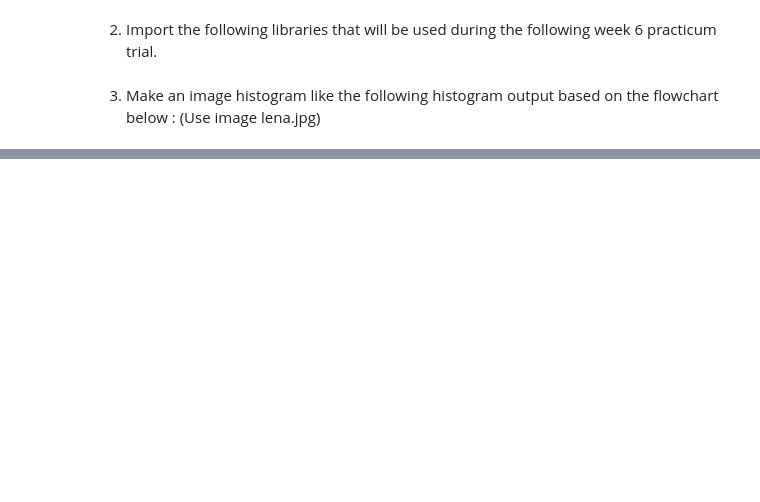
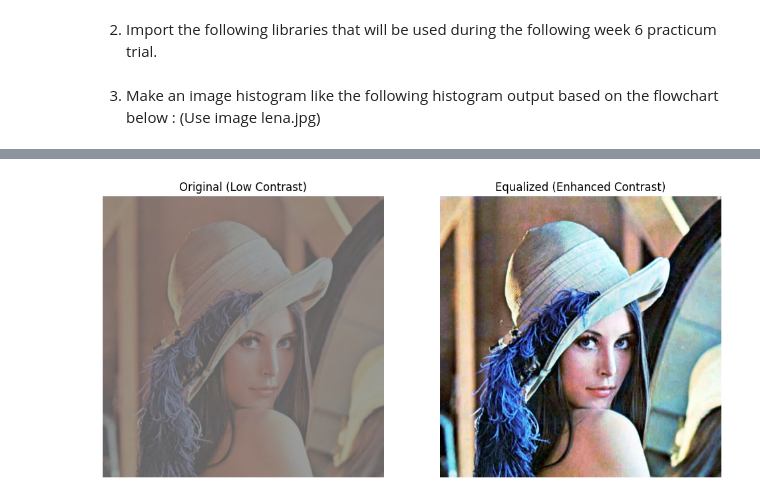
Before and after one commit to Majid5654/Erwan-Majid_PCVK_Ganjil_2025, a Jupyter notebook: Week5.ipynb, the cells around one changed output, grey strips where cells are left out. Cells and saved outputs as stored; diff of their text form; code cells hidden in the pictures; blank space fills up the shorter version.

```diff
--- a/Week5.ipynb
+++ b/Week5.ipynb
@@ -47,0 +112,86 @@ plt.show()
+# %%
+# Load low-contrast Lena color image
+img_color = cv.imread('/content/drive/MyDrive/PCVK/lena_lc.jpg')
+# Flowchart Step: Input image
+
+# Fungsi manual histogram equalization
+def manual_hist_eq(channel):
+    # Hitung histogram
+    hist, bins = np.histogram(channel.flatten(), 256, [0,256])
+    # Flowchart Step: Menghitung jumlah kemunculan setiap pixel (Frekuensi)
+
+    # Hitung cumulative distribution function (CDF)
+    cdf = hist.cumsum()
+    # Flowchart Step: Penjumlahan kumulatif dari frekuensi
+
+    # Masking nilai nol
+    cdf_m = np.ma.masked_equal(cdf, 0)
+
+    # Normalisasi sesuai rumus Ko
+    cdf_m = (cdf_m - cdf_m.min()) * 255 / (cdf_m.max() - cdf_m.min())
+    # Flowchart Step: Normalisasi dengan kumulatif frekuensi (Skala warna)
+
+    # Isi kembali nilai kosong dengan nol
+    cdf_final = np.ma.filled(cdf_m, 0).astype('uint8')
+    # Flowchart Step: Implementasi rumus Ko (mapping nilai pixel)
+
+    # Transformasi pixel sesuai CDF
+    channel_eq = cdf_final[channel]
+    # Flowchart Step: Hasil Histogram Equalization (per channel)
+
+    return channel_eq
+
+# Pisahkan channel BGR
+b, g, r = cv.split(img_color)
+# Flowchart Step: Proses dilakukan per channel warna
+
+# Equalize masing-masing channel secara manual
+b_eq = manual_hist_eq(b)
+g_eq = manual_hist_eq(g)
+r_eq = manual_hist_eq(r)
+# Flowchart Step: Histogram Equalization (per channel)
+
+# Gabungkan kembali
+img_eq_color = cv.merge((b_eq, g_eq, r_eq))
+# Flowchart Step: Transformasi kembali dalam bentuk citra
+
+# Tampilkan hasil
+fig, axes = plt.subplots(1, 2, figsize=(12, 6))
+# Flowchart Step: Citra Hasil Histogram Equalization
+
+axes[0].imshow(cv.cvtColor(img_color, cv.COLOR_BGR2RGB))
+axes[0].set_title("Original (Low Contrast)")
+axes[0].axis("off")
+
+axes[1].imshow(cv.cvtColor(img_eq_color, cv.COLOR_BGR2RGB))
+axes[1].set_title("Equalized (Enhanced Contrast)")
+axes[1].axis("off")
+
+plt.show()
+# Flowchart Step: End
+
+# ===============================
+# Plot histogram sebelum & sesudah
+# ===============================
+colors = ('b', 'g', 'r')
+channels_orig = (b, g, r)
+channels_eq = (b_eq, g_eq, r_eq)
+
+plt.figure(figsize=(12,6))
+for i, col in enumerate(colors):
+    # Histogram original
+    plt.subplot(2, 3, i+1)
+    plt.hist(channels_orig[i].ravel(), 256, [0,256], color=col)
+    plt.title(f'Original {col.upper()} Histogram')
+    plt.xlim([0,256])
+
+    # Histogram equalized
+    plt.subplot(2, 3, i+4)
+    plt.hist(channels_eq[i].ravel(), 256, [0,256], color=col)
+    plt.title(f'Equalized {col.upper()} Histogram')
+    plt.xlim([0,256])
+
+plt.tight_layout()
+plt.show()
+# %% [output]
+[figure, added]
```
Also changed, not shown: parts of 14 cells of this notebook.
